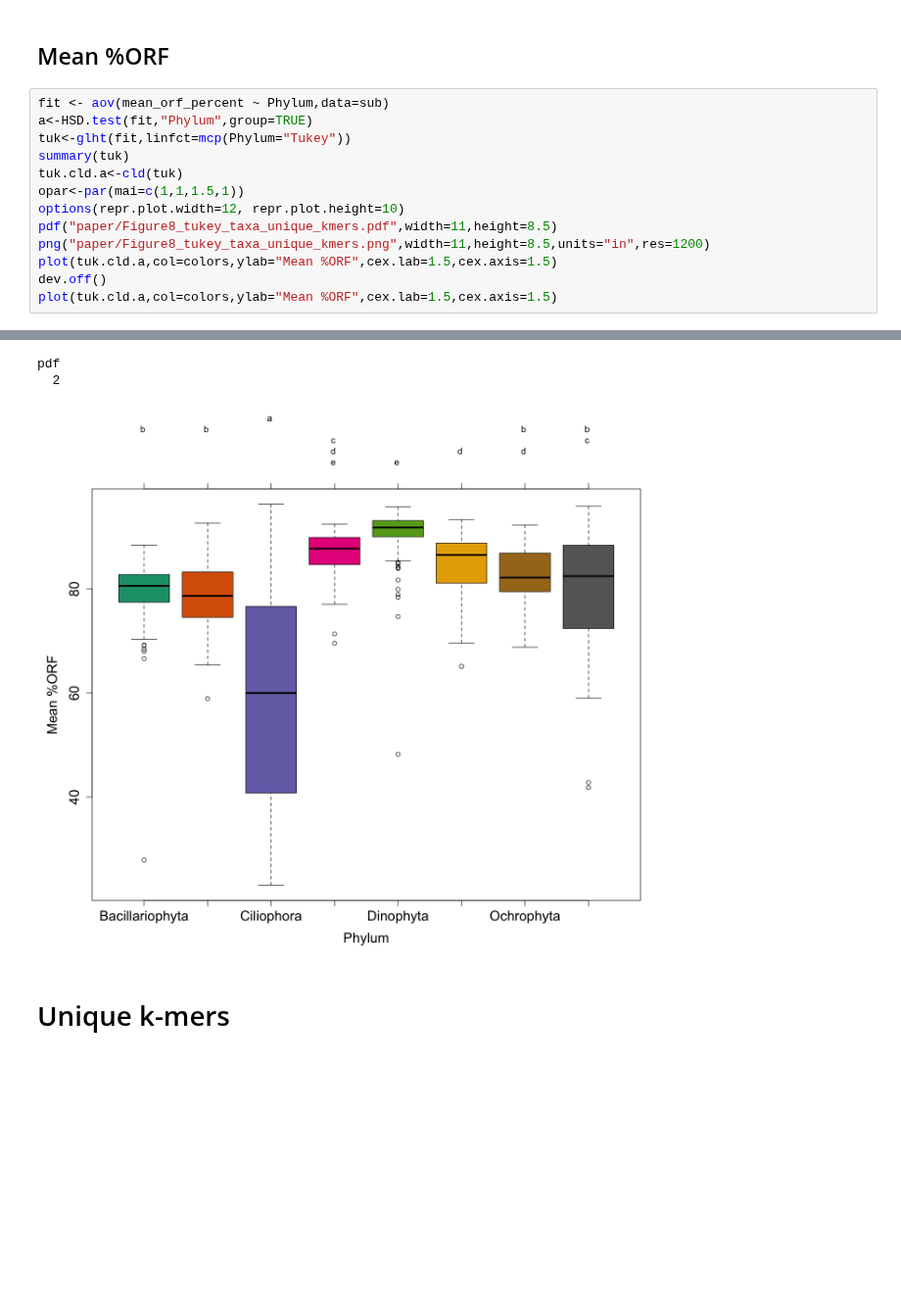
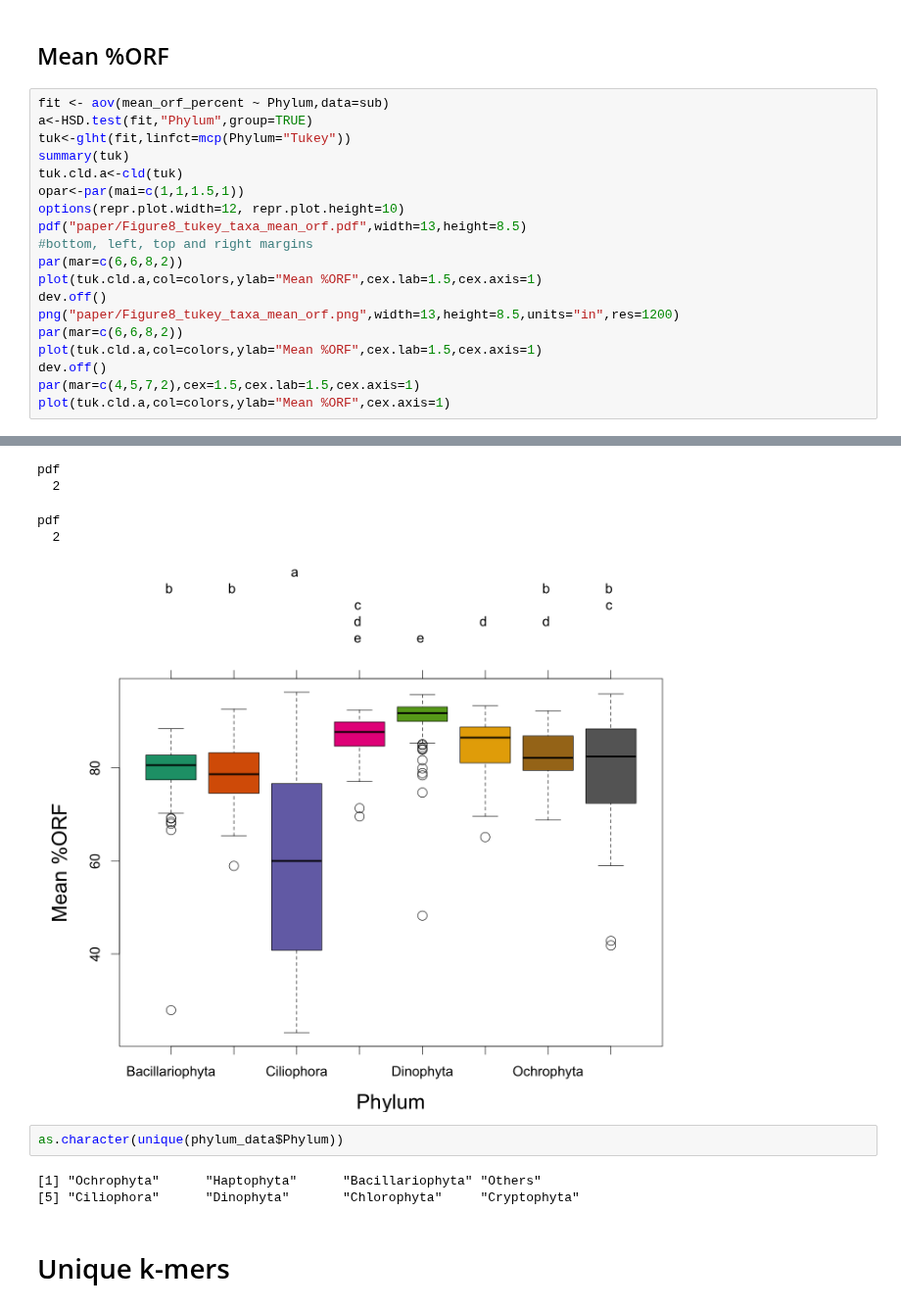
Before and after one commit to johnsolk/MMETSP, a Jupyter notebook: Figure8_taxo_aov.ipynb, the cells around one changed output, grey strips where cells are left out. Shown at 98% size. Saved outputs shown, nothing was run; the diff lists cells and outputs as text; blank space fills up the shorter version.

Commit message:
paper fixes, draft 9

```diff
--- a/Figure8_taxo_aov.ipynb
+++ b/Figure8_taxo_aov.ipynb
@@ -127,11 +127,17 @@ summary(tuk)
 tuk.cld.a<-cld(tuk)
 opar<-par(mai=c(1,1,1.5,1))
 options(repr.plot.width=12, repr.plot.height=10)
-pdf("paper/Figure8_tukey_taxa_unique_kmers.pdf",width=11,height=8.5)
-png("paper/Figure8_tukey_taxa_unique_kmers.png",width=11,height=8.5,units="in",res=1200)
-plot(tuk.cld.a,col=colors,ylab="Mean %ORF",cex.lab=1.5,cex.axis=1.5)
+pdf("paper/Figure8_tukey_taxa_mean_orf.pdf",width=13,height=8.5)
+#bottom, left, top and right margins
+par(mar=c(6,6,8,2))
+plot(tuk.cld.a,col=colors,ylab="Mean %ORF",cex.lab=1.5,cex.axis=1)
 dev.off()
-plot(tuk.cld.a,col=colors,ylab="Mean %ORF",cex.lab=1.5,cex.axis=1.5)
+png("paper/Figure8_tukey_taxa_mean_orf.png",width=13,height=8.5,units="in",res=1200)
+par(mar=c(6,6,8,2))
+plot(tuk.cld.a,col=colors,ylab="Mean %ORF",cex.lab=1.5,cex.axis=1)
+dev.off()
+par(mar=c(4,5,7,2),cex=1.5,cex.lab=1.5,cex.axis=1)
+plot(tuk.cld.a,col=colors,ylab="Mean %ORF",cex.axis=1)
 # %% [output]
 Warning message in RET$pfunction("adjusted", ...):
 “Completion with error > abseps”Warning message in RET$pfunction("adjusted", ...):
@@ -157,7 +167,14 @@ Warning message in RET$pfunction("adjusted", ...):
 “Completion with error > abseps”
 pdf
   2
+pdf
+  2
-[figure, old version]
+[figure, new version]
+# %%
+as.character(unique(phylum_data$Phylum))
+# %% [output]
+[1] "Ochrophyta"      "Haptophyta"      "Bacillariophyta" "Others"
+[5] "Ciliophora"      "Dinophyta"       "Chlorophyta"     "Cryptophyta"
 # %% [markdown]
 # Unique k-mers
 # %%
```
Also changed, not shown: parts of 9 cells of this notebook, 19 other files.
